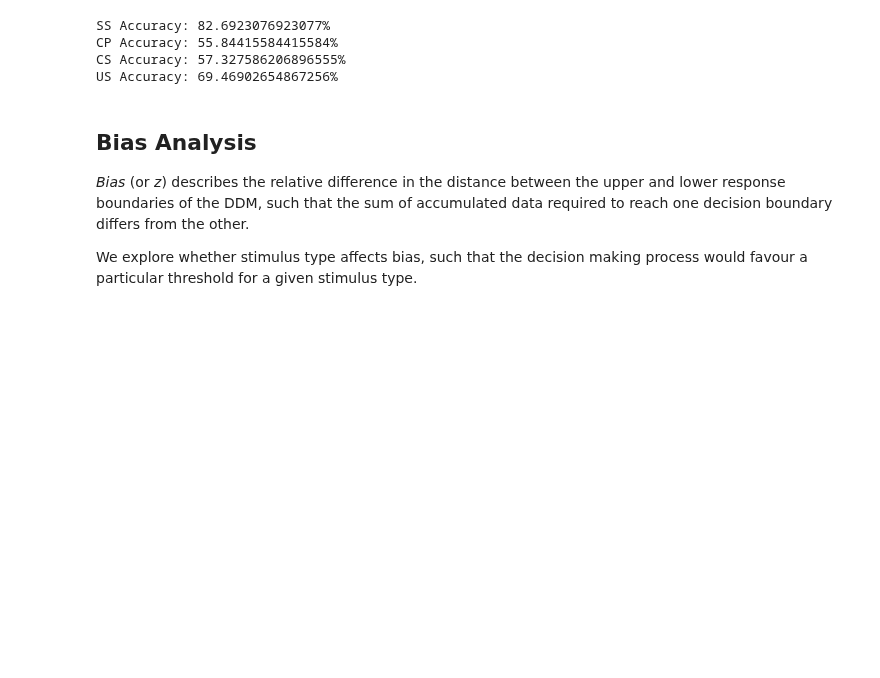
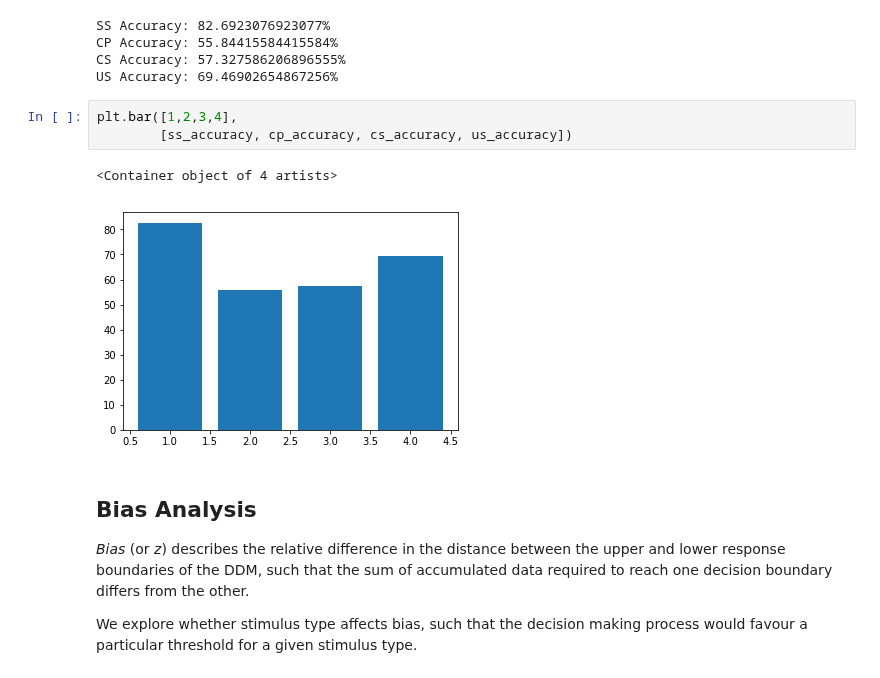
Before and after one commit to CPernet/LanguageDecision, a Jupyter notebook: language_decision/3-patients-analysis.ipynb, the cells around one changed output. Cells and saved outputs as stored; diff of their text form; blank space fills up the shorter version.

```diff
--- a/language_decision/3-patients-analysis.ipynb
+++ b/language_decision/3-patients-analysis.ipynb
@@ -146,6 +146,12 @@ SS Accuracy: 82.6923076923077%
 CP Accuracy: 55.84415584415584%
 CS Accuracy: 57.327586206896555%
 US Accuracy: 69.46902654867256%
+# %%
+plt.bar([1,2,3,4],
+        [ss_accuracy, cp_accuracy, cs_accuracy, us_accuracy])
+# %% [output]
+<Container object of 4 artists>
+[figure, added]
 # %% [markdown]
 ## Bias Analysis
 
```
Also changed, not shown: parts of 1 cell of this notebook, 3 other files.
